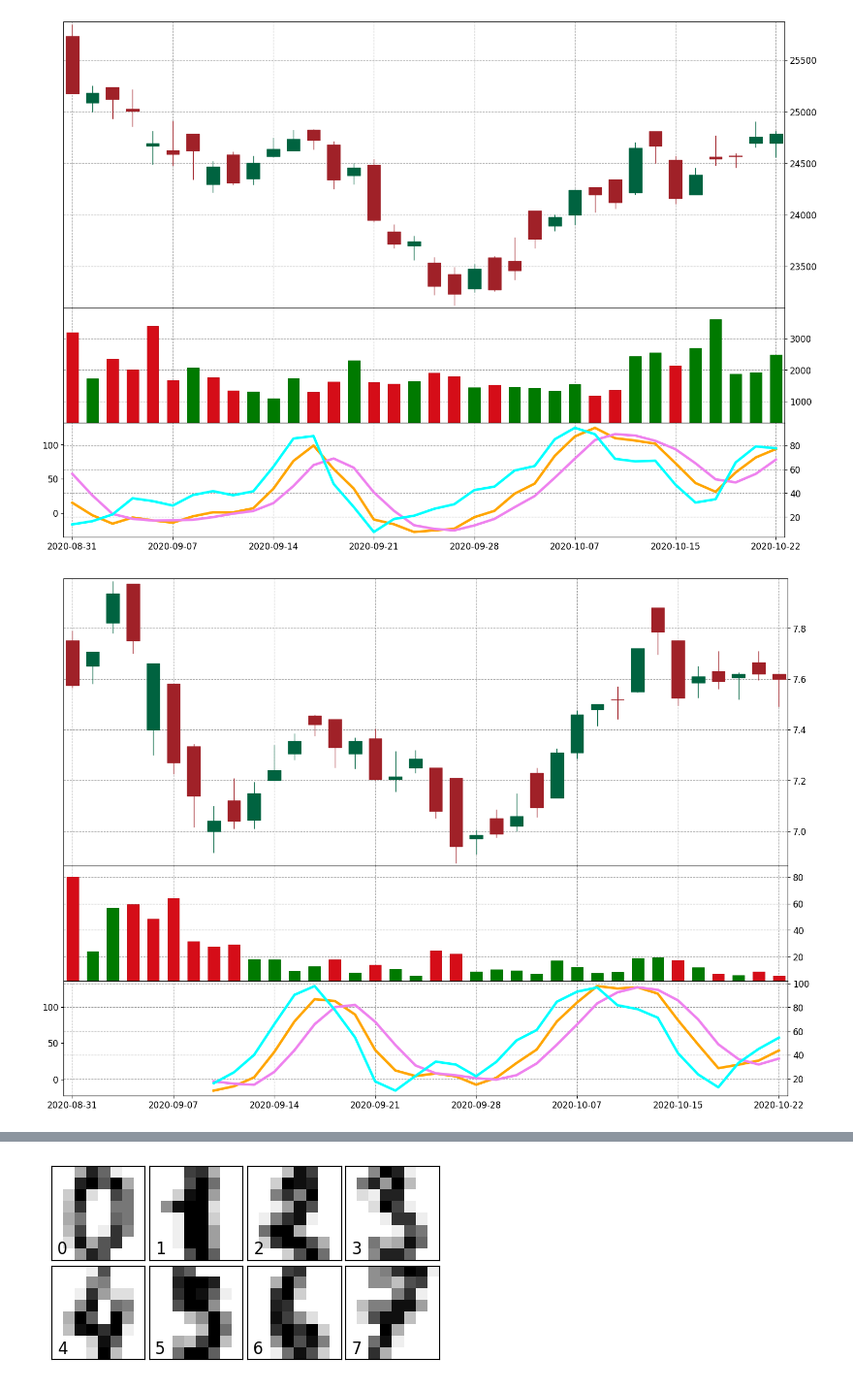
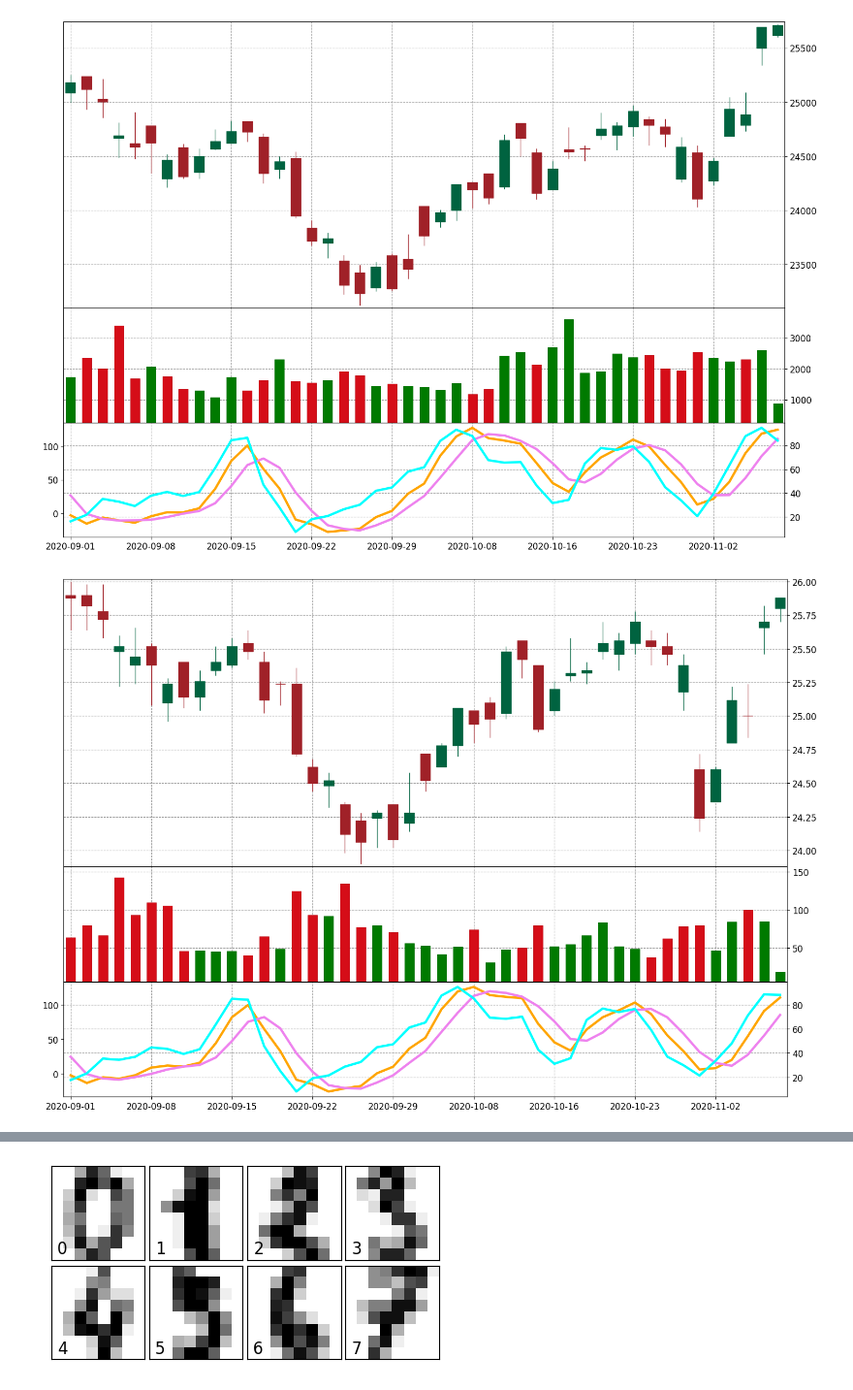
Before and after one commit to webclinic017/dbpower-machine-learning-project, a Jupyter notebook: demo.ipynb, the cells around one changed output, grey strips where cells are left out. Shown at 97% size. Drawn from its saved outputs; the diff is of its cells as text; code cells hidden in the pictures.

```diff
--- a/demo.ipynb
+++ b/demo.ipynb
@@ -13,39 +13,41 @@ import common as common
 data_source = ds.DataSource()
 # %%
 # 股價
-codes1 = ['hsi', '03033']
+codes1 = ['hsi', '02800', '03033']
 data1 = data_source.get_data(codes1)
 # %%
 # 基本面
 data2 = data_source.get_performance(['00700', '09988'])
 # %%
 # K线图
-for k, df in data1.items():
+for k, _df in data1.items():
+    df = _df.copy(deep=True)
+    df.fillna(0, inplace=True)
     # 清
     df.columns = ['code', 'lot', 'nmll', 'sdate', 'High', 'Low', 'Open', 'Close', 'Volume']
     df["Volume"] = pd.to_numeric(df["Volume"])
     df["Volume"] =  df["Volume"]/1000000
     df.index = pd.to_datetime(df.sdate)
 
     # 技术指标
     close = np.array(df['Close'], dtype='float')
     open = np.array(df['Open'], dtype='float')
     high = np.array(df['High'], dtype='float')
     low = np.array(df['Low'], dtype='float')
     vol = np.array(df['Volume'], dtype='float')
 
     df['rsi14'] = talib.RSI(close, timeperiod=14)
     df['sma10'] = talib.SMA(close, timeperiod=10)
-    df['k'], df['d'], df['j'] = common.kdj(high, low, close)
+    df['k'], df['d'], df['j'] = common.kdj(high, low, close, window_size=1)
 
-    df = df.tail(36)
+    df = df.tail(45)
     style = mpf.make_mpf_style(base_mpf_style='charles', rc={'font.size':12}, gridaxis='both')
     apds = [mpf.make_addplot(df['k'], panel=2, color='orange', linestyle='solid'),
             mpf.make_addplot(df['d'], panel=2, color='violet', linestyle='solid'),
             mpf.make_addplot(df['j'], panel=2, color='aqua', linestyle='solid')]
     mpf.plot(df, type='candle', addplot=apds, style=style, ylabel='', ylabel_lower='',
              volume=True, figscale=2, xrotation=0, datetime_format="%Y-%m-%d", show_nontrading=False, tight_layout=True,
              scale_width_adjustment=dict(volume=0.6,candle=1))
 # %% [output]
-[figure, old version]
+[figure, new version]
-[figure, old version]
+[figure, new version]
```
Also changed, not shown: parts of 1 cell of this notebook, 2 other files.
